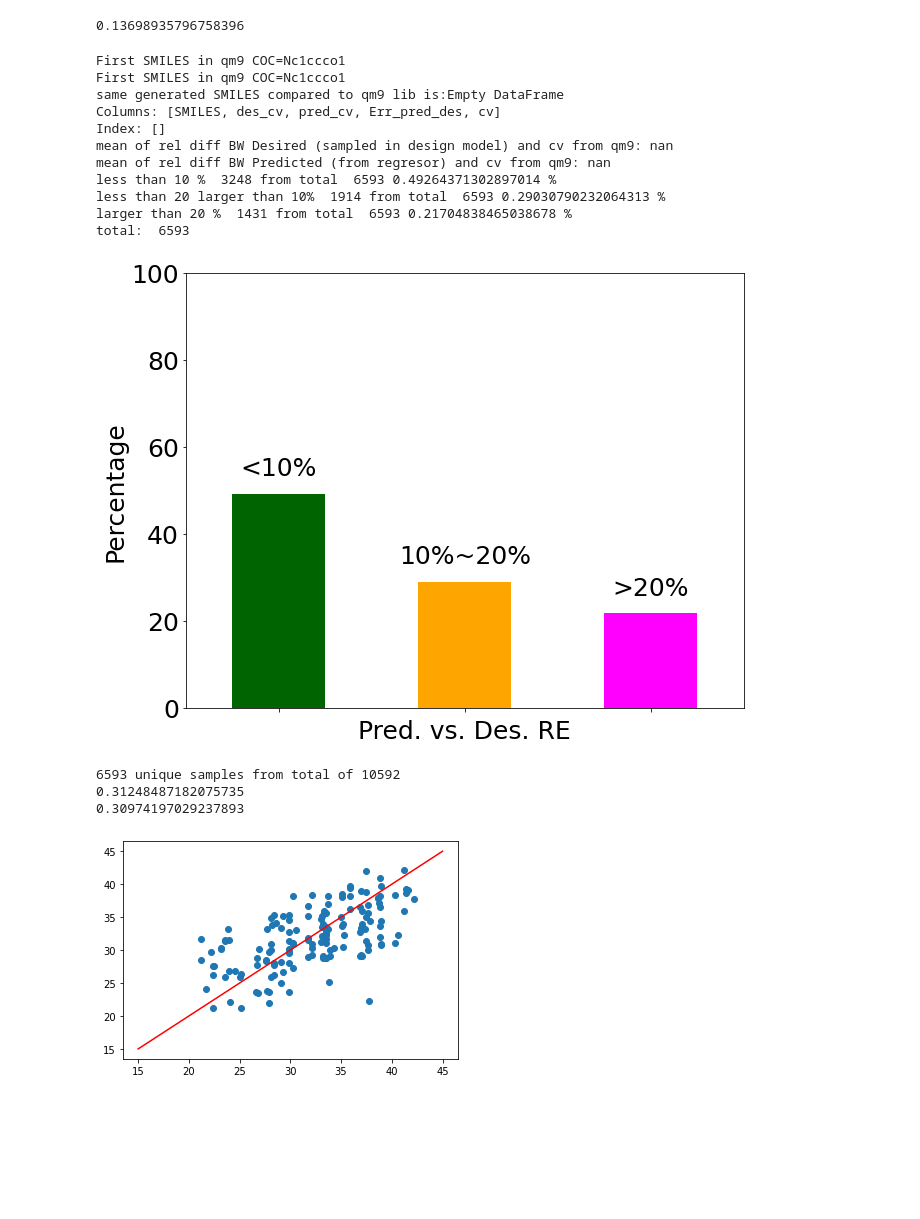
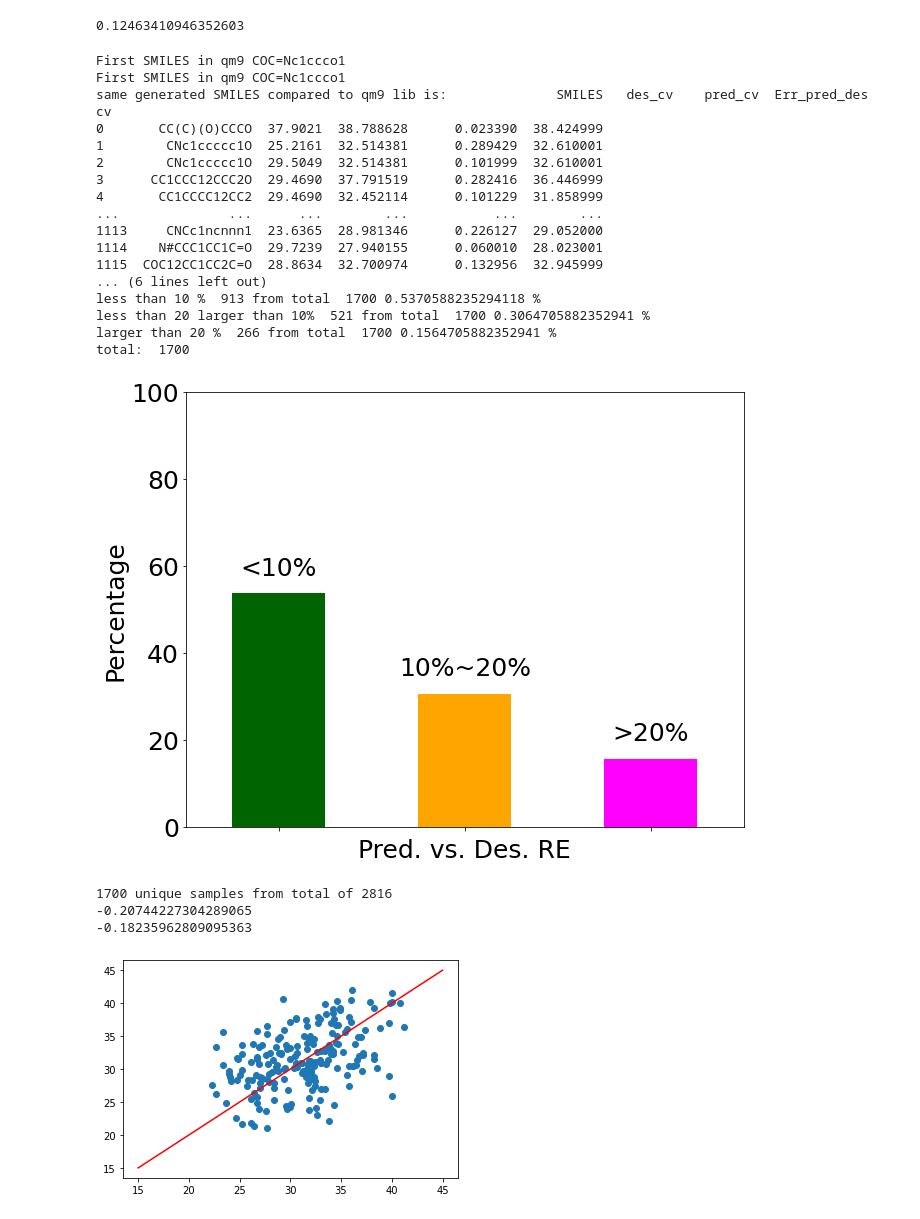
Before and after one commit to sattarik/RRCGAN_SMILES_publish, a Jupyter notebook: analysis/main_analysis_new.ipynb, the cells around one changed output. Drawn from its saved outputs; the diff is of its cells as text; code cells hidden in the pictures; blank space fills up the shorter version.

```diff
--- a/analysis/main_analysis_new.ipynb
+++ b/analysis/main_analysis_new.ipynb
@@ -70,14 +75,18 @@ gen_SMILES = pd.read_csv(csv_name)
 gen_SMILES_initial = gen_SMILES
 initial_num_samples = gen_SMILES.shape[0]
 print ('Number of gen SMILES', gen_SMILES.shape[0])
-
+sanitized_idx = []
 # make sure about Canonical SMILES
 for i, s in enumerate (gen_SMILES['SMILES'].values):
-    print (s)
-    m = Chem.MolFromSmiles(s, sanitize=True)
-    print (Chem.SanitizeMol(m))
-    ss = Chem.MolToSmiles(m)
-    print (ss)
-    gen_SMILES['SMILES'].values[i] = ss
+    try:
+         m = Chem.MolFromSmiles(s, sanitize=True)
+         ss = Chem.MolToSmiles(m)
+         gen_SMILES['SMILES'].values[i] = ss
+         sanitized_idx.append(i)
+    except:
+         print (s, 'is not sanitized')
+gen_SMILES = gen_SMILES.iloc[sanitized_idx]
+gen_SMILES.reset_index(drop = True, inplace = True)
+
 print ('Number of gen SMILES after getting Canonical', gen_SMILES.shape[0])
 # %% [output]
@@ -102,4 +94,0 @@ ArgumentError: ignored
-# %%
-s = 'C1=NC=C2CCCO2O1'
-m = Chem.MolFromSmiles(s)
-ss = Chem.MolToSmiles(m)
@@ -221,7 +207,7 @@ mean error Joback(gen_SMILES) Vs.Desired from regressor (for accurate Cv(<10%):
 # %%
 print (np.mean(gen_SMILES2['Err_joback_des'].values))
 # %% [output]
-0.13698935796758396
+0.12463410946352603
 # %%
 #val_accurate.to_csv('gen_new_noscreen_all_joback.csv', index = False)
 preprocessor = GGNNPreprocessor()
@@ -328,35 +314,41 @@ plt.savefig('Err_pred_des_dist_3part.png', dpi=300)
 # %% [output]
 First SMILES in qm9 COC=Nc1ccco1
 First SMILES in qm9 COC=Nc1ccco1
-same generated SMILES compared to qm9 lib is:Empty DataFrame
-Columns: [SMILES, des_cv, pred_cv, Err_pred_des, cv]
-Index: []
-mean of rel diff BW Desired (sampled in design model) and cv from qm9: nan
-mean of rel diff BW Predicted (from regresor) and cv from qm9: nan
-less than 10 %  3248 from total  6593 0.49264371302897014 %
-less than 20 larger than 10%  1914 from total  6593 0.29030790232064313 %
-larger than 20 %  1431 from total  6593 0.21704838465038678 %
-total:  6593
+same generated SMILES compared to qm9 lib is:              SMILES   des_cv    pred_cv  Err_pred_des         cv
+0       CC(C)(O)CCCO  37.9021  38.788628      0.023390  38.424999
+1        CNc1ccccc1O  25.2161  32.514381      0.289429  32.610001
+2        CNc1ccccc1O  29.5049  32.514381      0.101999  32.610001
+3      CC1CCC12CCC2O  29.4690  37.791519      0.282416  36.446999
+4       CC1CCCC12CC2  29.4690  32.452114      0.101229  31.858999
+...              ...      ...        ...           ...        ...
+1113     CNCc1ncnnn1  23.6365  28.981346      0.226127  29.052000
+1114    N#CCC1CC1C=O  29.7239  27.940155      0.060010  28.023001
+1115  COC12CC1CC2C=O  28.8634  32.700974      0.132956  32.945999
+... (6 lines left out)
+less than 10 %  913 from total  1700 0.5370588235294118 %
+less than 20 larger than 10%  521 from total  1700 0.3064705882352941 %
+larger than 20 %  266 from total  1700 0.1564705882352941 %
+total:  1700
-[figure, old version]
+[figure, new version]
 # %%
 des_cv = np.array (gen_SMILES['des_cv'])
 pred_cv = np.array (gen_SMILES['pred_cv'])
 print ("{} unique samples from total of {}".format(des_cv.shape[0], initial_num_samples))
 
 np.random.seed(0)
 # sampling the generated ones
-idx = np.random.choice (range(0, des_cv.shape[0]), 150)
+idx = np.random.choice (range(0, des_cv.shape[0]), 200, replace=False)
 
 des_cv_sampled = des_cv[idx]
 pred_cv_sampled = pred_cv[idx]
 
 plt.scatter (des_cv_sampled, pred_cv_sampled)
 plt.plot([15,45], [15,45], color='red')
 
 print (r2_score(des_cv_sampled, pred_cv_sampled))
 print (r2_score(des_cv, pred_cv))
 # %% [output]
-6593 unique samples from total of 10592
-0.31248487182075735
-0.30974197029237893
+1700 unique samples from total of 2816
+-0.20744227304289065
+-0.18235962809095363
-[figure, old version]
+[figure, new version]
```
Also changed, not shown: parts of 7 cells of this notebook, 8 other files.
